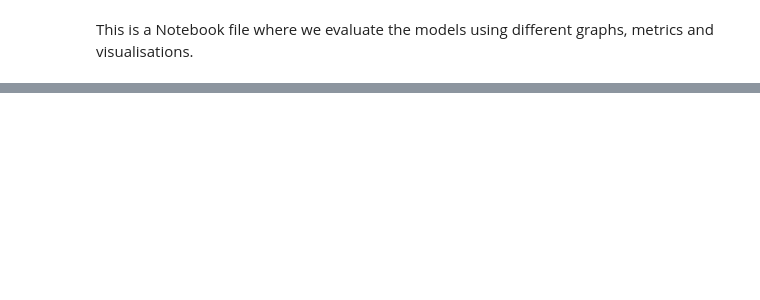
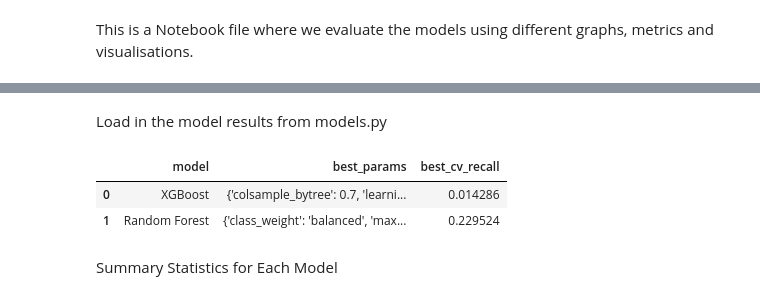
Before and after one commit to nickto14/eco482_final_project, a Jupyter notebook: Research Project Files/VIsualizations/model_visualizations.ipynb, the cells around one changed output, grey strips where cells are left out. Saved outputs shown, nothing was run; the diff lists cells and outputs as text; code cells hidden in the pictures; blank space fills up the shorter version.

```diff
--- a/Research Project Files/VIsualizations/model_visualizations.ipynb
+++ b/Research Project Files/VIsualizations/model_visualizations.ipynb
@@ -197,0 +27,22 @@ NameError: name 'project_root' is not defined
+# %% [markdown]
+Load in the model results from models.py
+# %%
+model_path = "D:/Users/nickt/ECO482/Research Project Files/Models/trained_models.pkl"
+
+with open(model_path, "rb") as f:
+    saved_data = pickle.load(f)
+
+best_models = saved_data["best_models"]
+summary_df = saved_data["summary_df"]
+evaluation_results = saved_data["evaluation_results"]
+X = saved_data["X"]
+y = saved_data["y"]
+feature_names = saved_data["feature_names"]
+
+summary_df.head()
+# %% [output]
+|  | model | best_params | best_cv_recall |
+| 0 | XGBoost | {'colsample_bytree': 0.7, 'learni... | 0.014286 |
+| 1 | Random Forest | {'class_weight': 'balanced', 'max... | 0.229524 |
+# %% [markdown]
+Summary Statistics for Each Model
```
Also changed, not shown: parts of 14 cells of this notebook, 1 other file.
